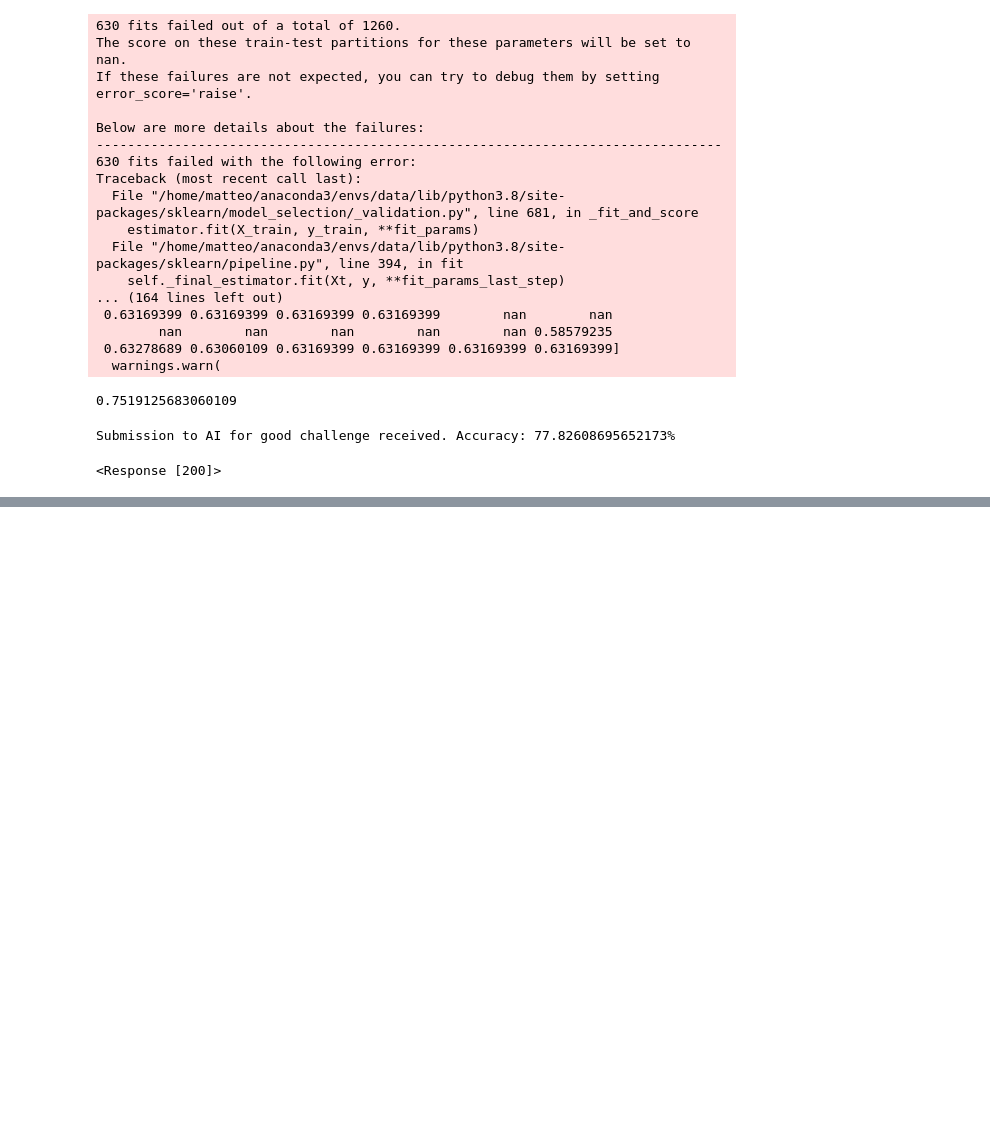
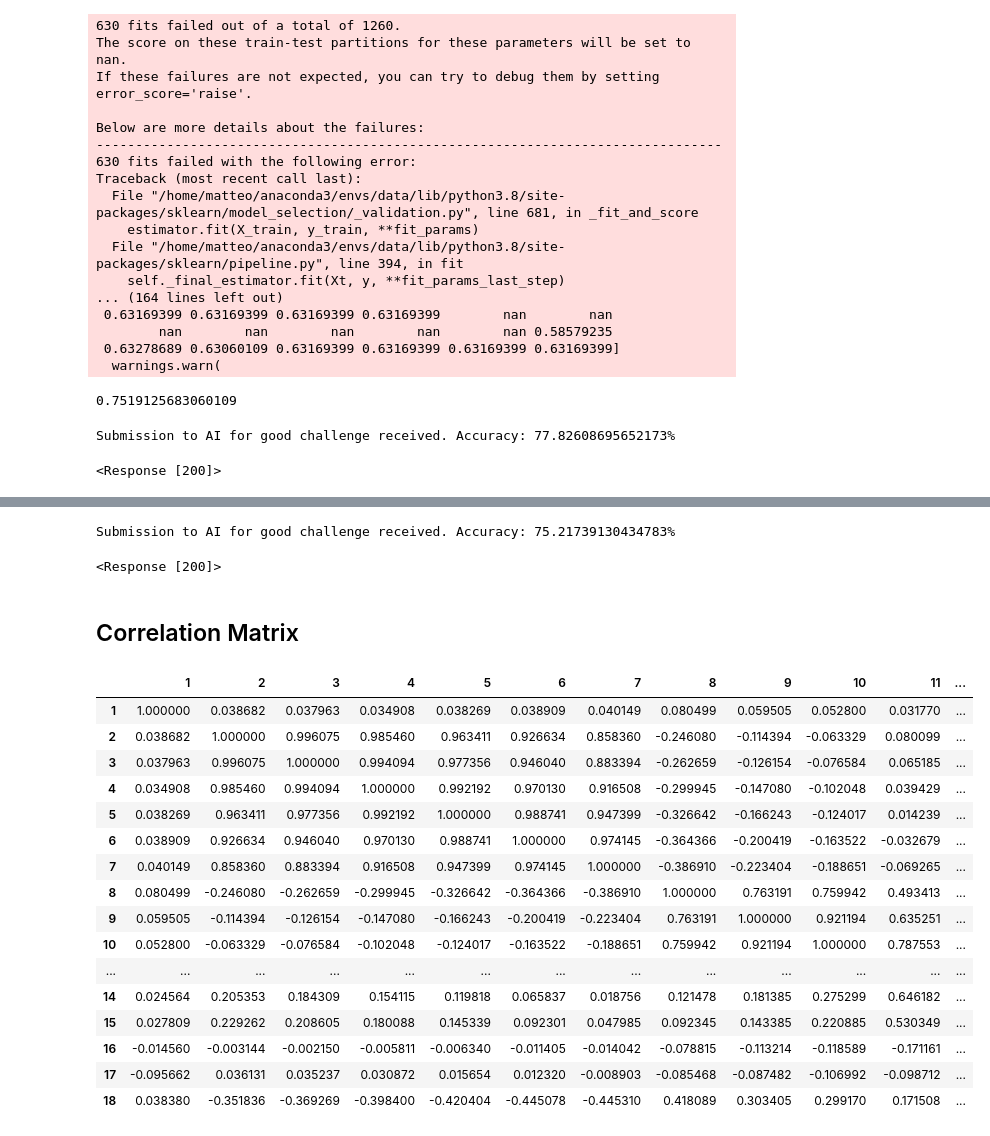
Before and after one commit to jerryzhch/unit8_hackathon, a Jupyter notebook: mr_ai4good.ipynb, the cells around one changed output, grey strips where cells are left out. Drawn from its saved outputs; the diff is of its cells as text; code cells hidden in the pictures; blank space fills up the shorter version.

```diff
--- a/mr_ai4good.ipynb
+++ b/mr_ai4good.ipynb
@@ -310,0 +587,27 @@ sg = SGDClassifier()
+# %%
+send_answ(preds)
+# %% [output]
+Submission to AI for good challenge received. Accuracy: 75.21739130434783%
+<Response [200]>
+# %% [markdown]
+## Correlation Matrix
+# %%
+X.corr()
+# %% [output]
+|  | 1 | 2 | 3 | 4 | 5 | 6 | 7 | 8 | 9 | 10 | 11 | ... |
+| 1 | 1.000000 | 0.038682 | 0.037963 | 0.034908 | 0.038269 | 0.038909 | 0.040149 | 0.080499 | 0.059505 | 0.052800 | 0.031770 | ... |
+| 2 | 0.038682 | 1.000000 | 0.996075 | 0.985460 | 0.963411 | 0.926634 | 0.858360 | -0.246080 | -0.114394 | -0.063329 | 0.080099 | ... |
+| 3 | 0.037963 | 0.996075 | 1.000000 | 0.994094 | 0.977356 | 0.946040 | 0.883394 | -0.262659 | -0.126154 | -0.076584 | 0.065185 | ... |
+| 4 | 0.034908 | 0.985460 | 0.994094 | 1.000000 | 0.992192 | 0.970130 | 0.916508 | -0.299945 | -0.147080 | -0.102048 | 0.039429 | ... |
+| 5 | 0.038269 | 0.963411 | 0.977356 | 0.992192 | 1.000000 | 0.988741 | 0.947399 | -0.326642 | -0.166243 | -0.124017 | 0.014239 | ... |
+| 6 | 0.038909 | 0.926634 | 0.946040 | 0.970130 | 0.988741 | 1.000000 | 0.974145 | -0.364366 | -0.200419 | -0.163522 | -0.032679 | ... |
+| 7 | 0.040149 | 0.858360 | 0.883394 | 0.916508 | 0.947399 | 0.974145 | 1.000000 | -0.386910 | -0.223404 | -0.188651 | -0.069265 | ... |
+| 8 | 0.080499 | -0.246080 | -0.262659 | -0.299945 | -0.326642 | -0.364366 | -0.386910 | 1.000000 | 0.763191 | 0.759942 | 0.493413 | ... |
+| 9 | 0.059505 | -0.114394 | -0.126154 | -0.147080 | -0.166243 | -0.200419 | -0.223404 | 0.763191 | 1.000000 | 0.921194 | 0.635251 | ... |
+| 10 | 0.052800 | -0.063329 | -0.076584 | -0.102048 | -0.124017 | -0.163522 | -0.188651 | 0.759942 | 0.921194 | 1.000000 | 0.787553 | ... |
+| ... | ... | ... | ... | ... | ... | ... | ... | ... | ... | ... | ... | ... |
+| 14 | 0.024564 | 0.205353 | 0.184309 | 0.154115 | 0.119818 | 0.065837 | 0.018756 | 0.121478 | 0.181385 | 0.275299 | 0.646182 | ... |
+| 15 | 0.027809 | 0.229262 | 0.208605 | 0.180088 | 0.145339 | 0.092301 | 0.047985 | 0.092345 | 0.143385 | 0.220885 | 0.530349 | ... |
+| 16 | -0.014560 | -0.003144 | -0.002150 | -0.005811 | -0.006340 | -0.011405 | -0.014042 | -0.078815 | -0.113214 | -0.118589 | -0.171161 | ... |
+| 17 | -0.095662 | 0.036131 | 0.035237 | 0.030872 | 0.015654 | 0.012320 | -0.008903 | -0.085468 | -0.087482 | -0.106992 | -0.098712 | ... |
+| 18 | 0.038380 | -0.351836 | -0.369269 | -0.398400 | -0.420404 | -0.445078 | -0.445310 | 0.418089 | 0.303405 | 0.299170 | 0.171508 | ... |
```
Also changed, not shown: parts of 96 cells of this notebook.
